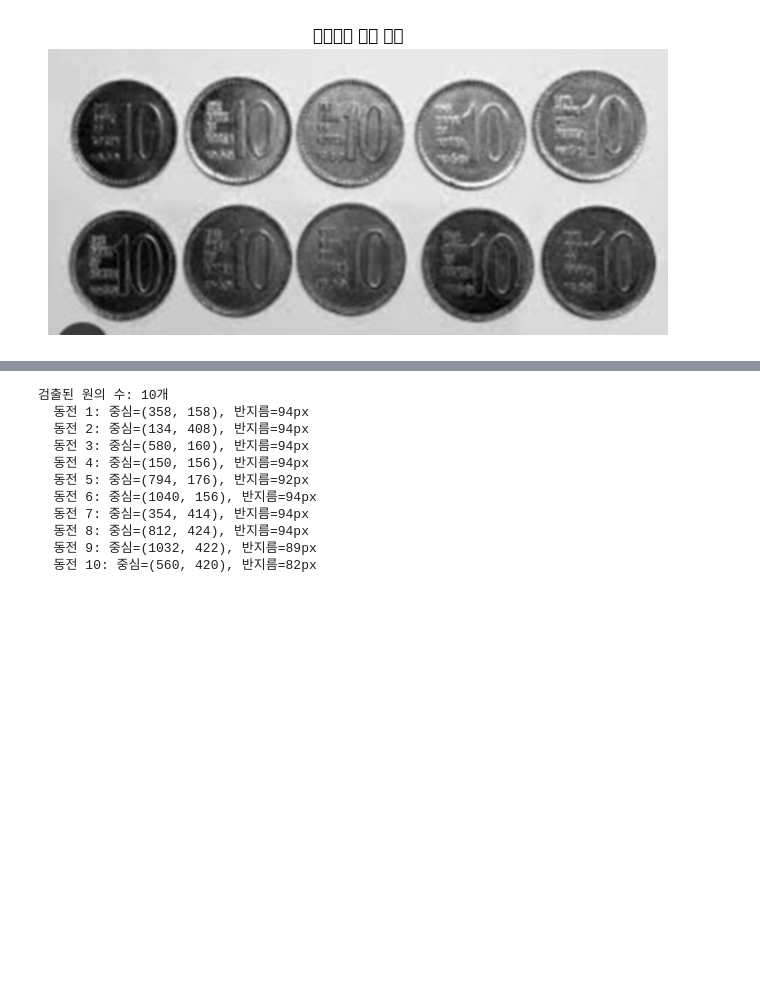
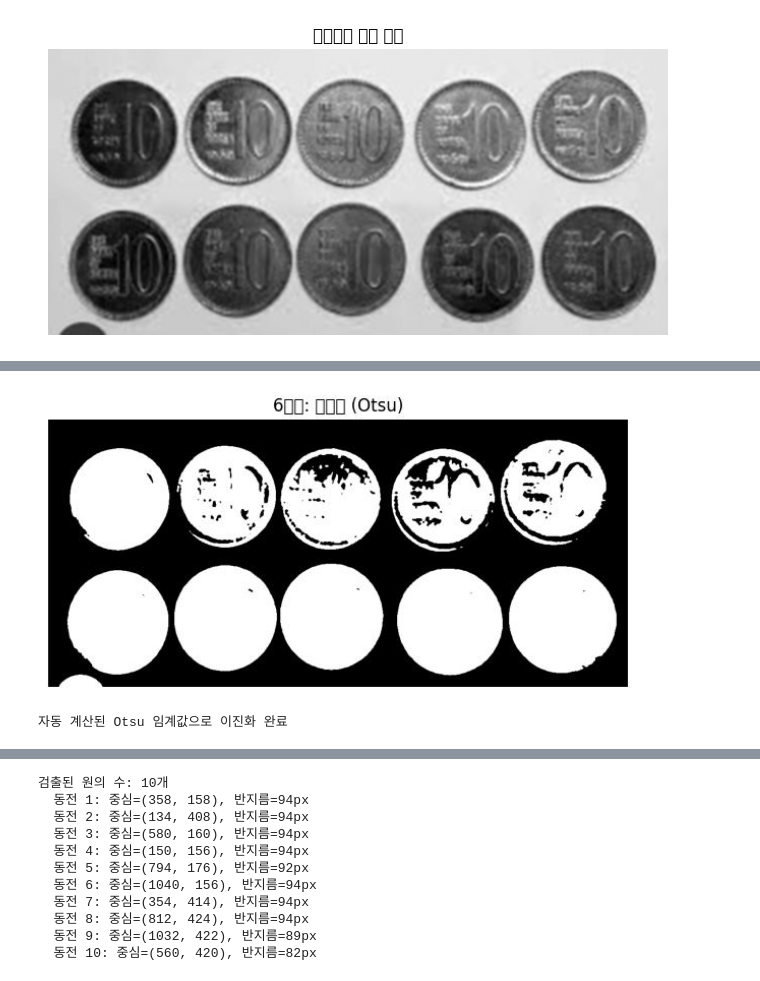
Before and after one commit to psy0635-ctrl/OpenCv, a Jupyter notebook: 영상인공지능처리_기말과제/영상인공지능처리_기말과제_동전개수세기_2601110288_박수용.ipynb, the cells around one changed output, grey strips where cells are left out. Saved outputs shown, nothing was run; the diff lists cells and outputs as text; code cells hidden in the pictures; blank space fills up the shorter version.

```diff
--- a/영상인공지능처리_기말과제/영상인공지능처리_기말과제_동전개수세기_2601110288_박수용.ipynb
+++ b/영상인공지능처리_기말과제/영상인공지능처리_기말과제_동전개수세기_2601110288_박수용.ipynb
@@ -160,0 +255,19 @@ plt.show()
+# %%
+# Otsu 이진화 — 어두운 동전 영역을 흰색으로 변환
+_, binary = cv2.threshold(
+    blur,
+    0,
+    255,
+    cv2.THRESH_BINARY_INV + cv2.THRESH_OTSU
+)
+
+plt.figure(figsize=(8, 4))
+plt.imshow(binary, cmap="gray")
+plt.title("6단계: 이진화 (Otsu)")
+plt.axis("off")
+plt.show()
+
+print("자동 계산된 Otsu 임계값으로 이진화 완료")
+# %% [output]
+[figure, added]
+자동 계산된 Otsu 임계값으로 이진화 완료
```
Also changed, not shown: parts of 7 cells of this notebook.
